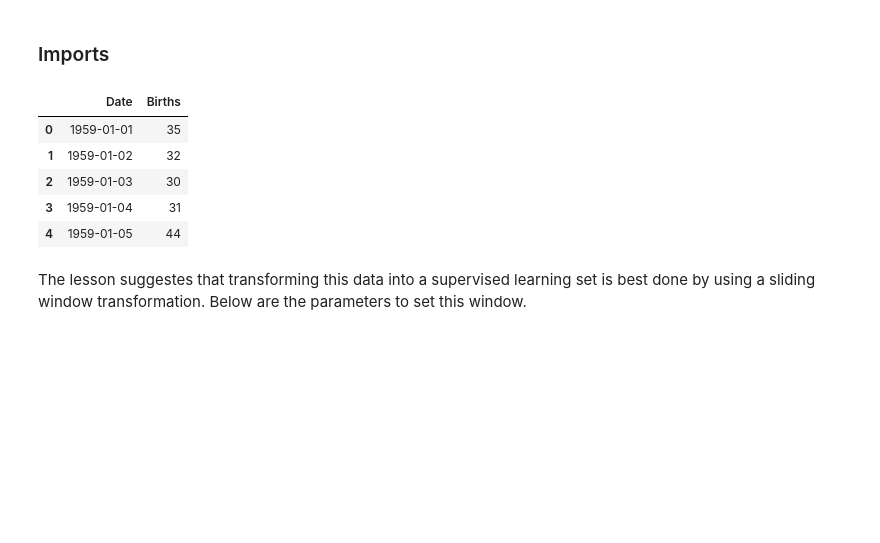
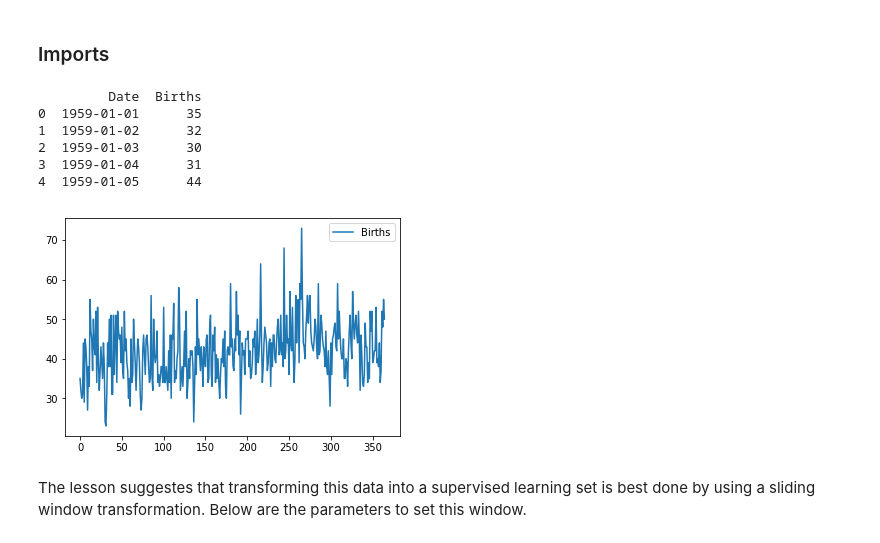
Before and after one commit to kmfullerton/Deep_Learning_Time_Series, a Jupyter notebook: Lesson 2 Exercise.ipynb, the cells around one changed output. Saved outputs shown, nothing was run; the diff lists cells and outputs as text; code cells hidden in the pictures; blank space fills up the shorter version.

```diff
--- a/Lesson 2 Exercise.ipynb
+++ b/Lesson 2 Exercise.ipynb
@@ -9,13 +12,19 @@ import numpy as np
 # %%
 birth_data = pd.read_csv('daily-total-female-births.csv')
-birth_data.head()
+#birth_data.set_index('Date', drop=True, inplace=True)
+print(birth_data.head())
 # %% [output]
-|  | Date | Births |
-| 0 | 1959-01-01 | 35 |
-| 1 | 1959-01-02 | 32 |
-| 2 | 1959-01-03 | 30 |
-| 3 | 1959-01-04 | 31 |
-| 4 | 1959-01-05 | 44 |
+         Date  Births
+0  1959-01-01      35
+1  1959-01-02      32
+2  1959-01-03      30
+3  1959-01-04      31
+4  1959-01-05      44
+# %%
+birth_data.plot()
+plt.show()
+# %% [output]
+[figure, added]
 # %% [markdown]
 The lesson suggestes that transforming this data into a supervised learning set is best done by using a sliding window transformation. Below are the parameters to set this window.
 # %% [markdown]
```
Also changed, not shown: parts of 6 cells of this notebook, 1 other file.
